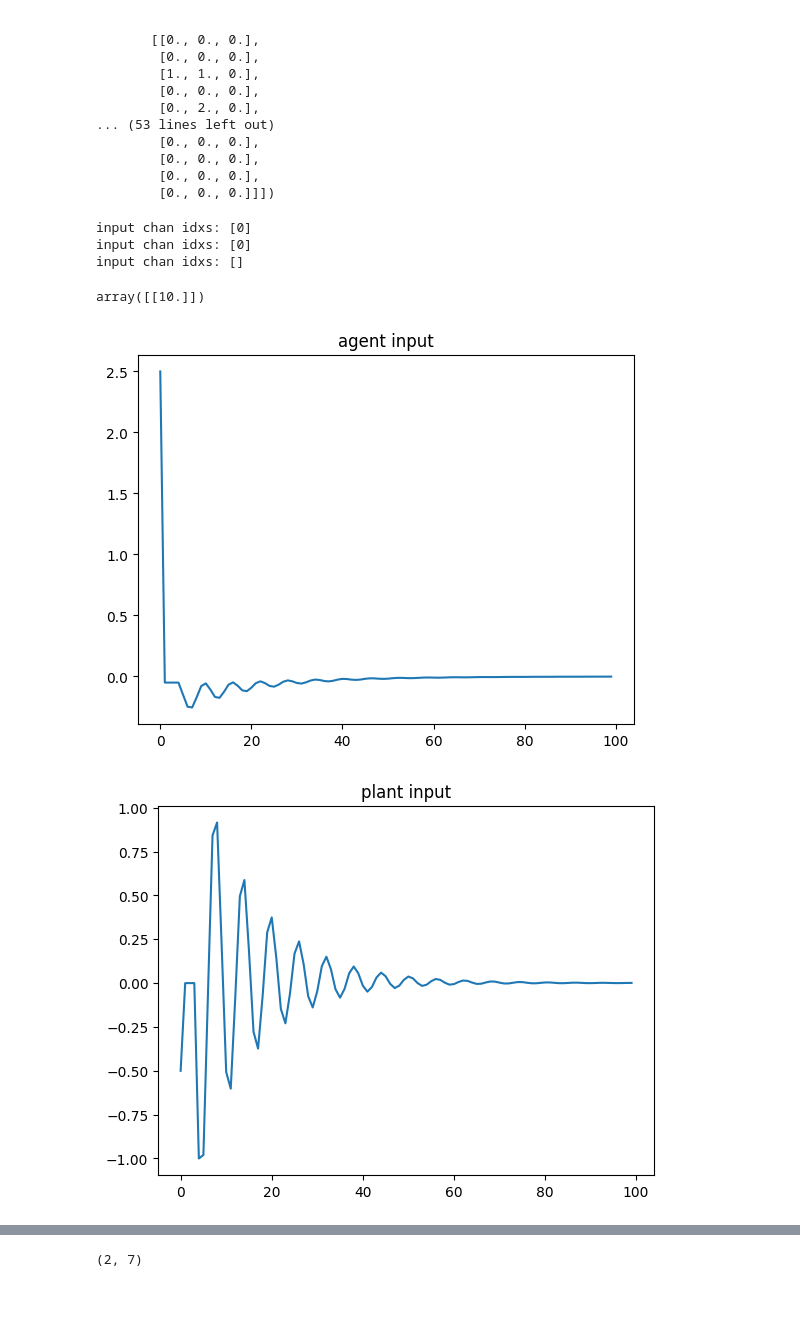
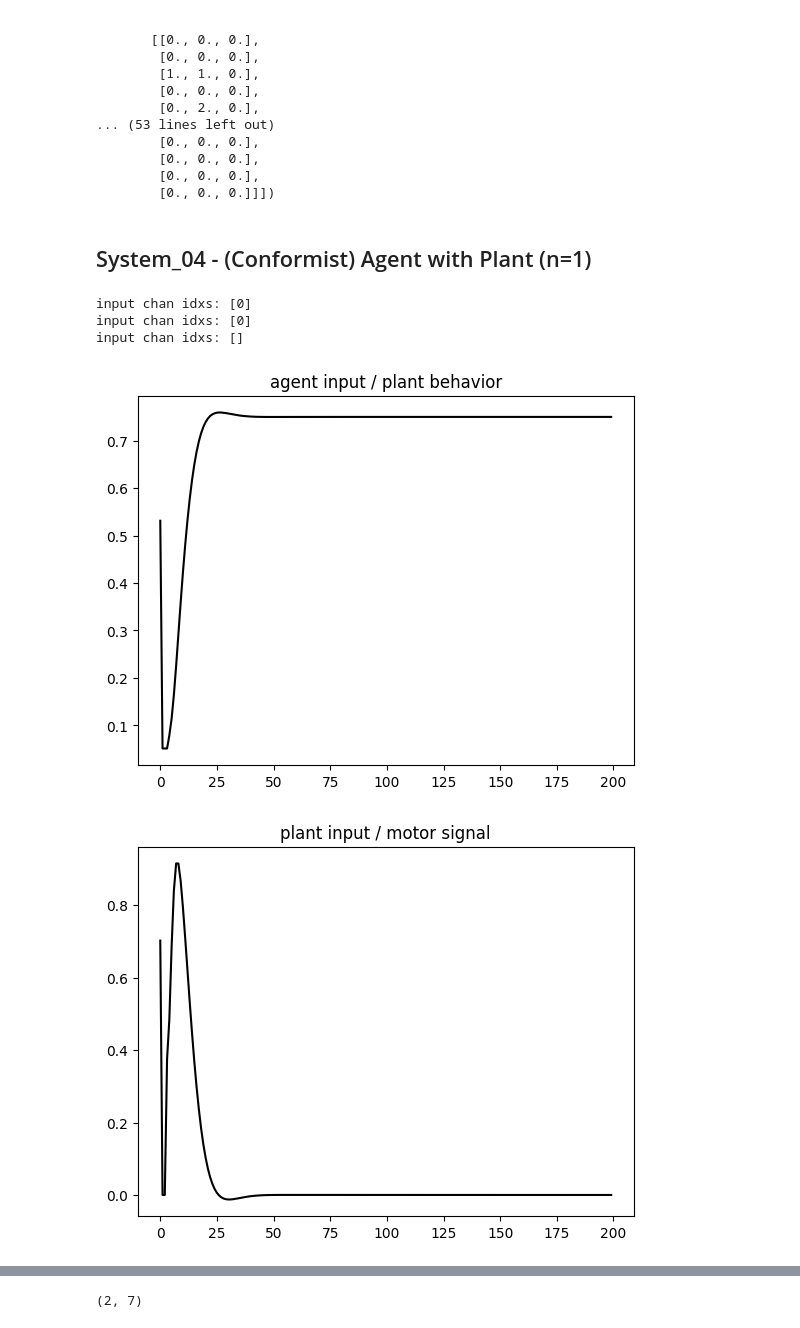
Before and after one commit to jprod/Control, a Jupyter notebook: for_paper_refactor.ipynb, the cells around one changed output, grey strips where cells are left out. Drawn from its saved outputs; the diff is of its cells as text; code cells hidden in the pictures; blank space fills up the shorter version.

Commit message:
Add multi-agent and document

```diff
--- a/for_paper_refactor.ipynb
+++ b/for_paper_refactor.ipynb
@@ -101,8 +109,13 @@ array([[[0., 2., 0.],
         [0., 0., 0.],
         [0., 0., 0.],
         [0., 0., 0.]]])
+# %% [markdown]
+## System_04 - (Conformist) Agent with Plant (n=1)
 # %%
 n = 1
+
+l_val = 0.5
+a_val=0.4
 
 # AGENT
 # MAIN FEEDBACK CHAIN
@@ -118,7 +131,6 @@ def compare(sensory_signal, reference):
 
 # create a motor plan
 motor_transform = np.eye(n)
-l_val = 0.4
 def effect(error, motor_state):
     lambda_val = l_val
     m_e = error @  motor_transform
@@ -132,24 +144,27 @@ def move(motor_signal):
     i = np.identity(motor_signal.shape[0])
     return motor_signal @ i
 
-a_val=0.9
+# reference update via feedback
 def feedback(error, reference, reference_init):
     reference = reference - (error * a_val)
     # if ref_bounds is not None:
     #     reference[reference > ref_bounds[1]] = ref_bounds[1]
     #     reference[reference < ref_bounds[0]] = ref_bounds[0]
     return reference
+def feedback_false(error, reference, reference_init):
+    return reference
 
 # SYSTEM INIT
 sys_04a = Agent(sense, compare, effect, move, feedback,
-                n, verbose=True)
+                n, reference_initial=np.full((1,n), 0.75),
+                verbose=True)
 
  # -------------------------------------- #
 
 # PLANT
 
 T_scaler = 0.1
-transition_matrix = np.eye(n) * T_scaler
+transition_matrix = np.random.rand(n,n) * T_scaler
 def plant_control(control_signal, state):
     output = control_signal @ transition_matrix + state
     return output
@@ -164,11 +179,11 @@ sys_04b = System(np.zeros((2,n)),
  # -------------------------------------- #
 
 # TOTAL SYSTEM INIT
-sys_04c = System(np.array([[2.5],[-0.5]]),
+sys_04c = System(np.random.rand(2,n),
                 ((sys_04b, [1]), (sys_04a, [0])),
-                ["agent input", "plant input"],
+                ["agent input / plant behavior", "plant input / motor signal"],
                verbose=True)
-sysout = sys_04c.go(100)
+sysout = sys_04c.go(200)
 # %% [output]
 input chan idxs: [0]
 input chan idxs: [0]
@@ -178,5 +190,0 @@ curr_ss = sysout[3].copy()
-# %%
-curr_ss[[2,3]] = 10.0
-curr_ss[[2]]
-# %% [output]
-array([[10.]])
@@ -185,8 +191,9 @@ dcn = sys_04c.deep_channel_names()
 # %%
+dcn = sys_04c.deep_channel_names()
 for i in range(sysout.shape[1]):
-    plt.plot(sysout[:,i,:])
+    plt.plot(sysout[:,i,:], 'k-')
     plt.title(dcn[i])
     plt.show()
 # %% [output]
-[figure, old version]
+[figure, new version]
-[figure, old version]
+[figure, new version]
```
Also changed, not shown: parts of 15 cells of this notebook.
